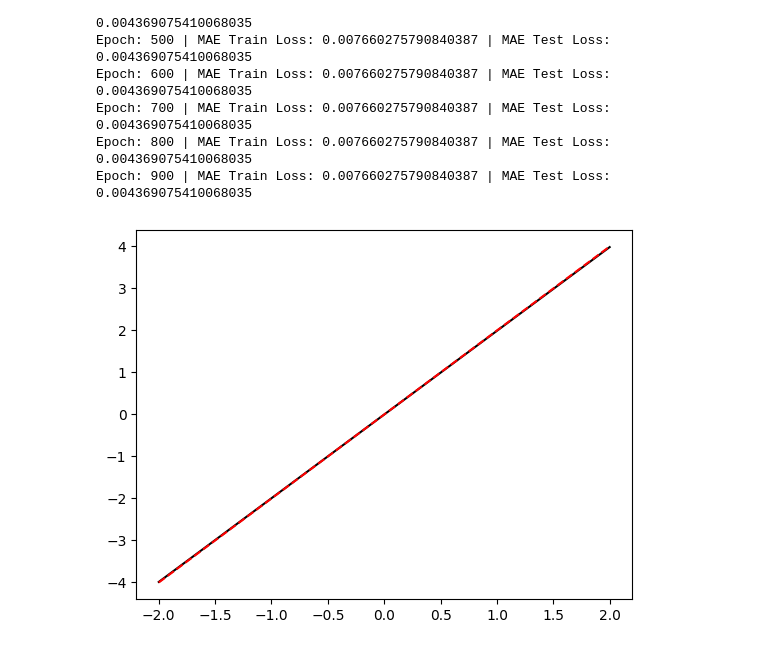
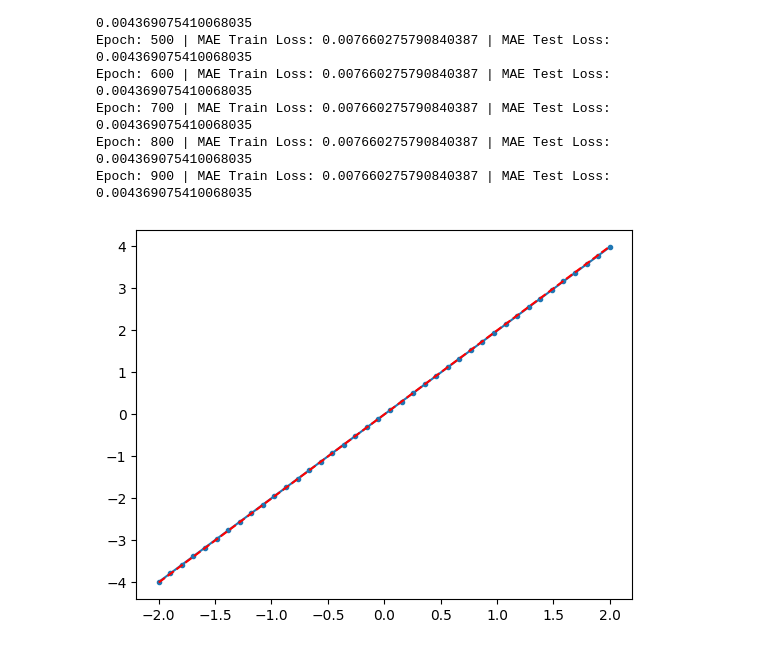
Before and after one commit to GubioGL/Aprendendo_pytorch, a Jupyter notebook: pytorch_leaning_01_GPU.ipynb, the cells around one changed output. Drawn from its saved outputs; the diff is of its cells as text; code cells hidden in the pictures.

```diff
--- a/pytorch_leaning_01_GPU.ipynb
+++ b/pytorch_leaning_01_GPU.ipynb
@@ -85,10 +85,10 @@ Epoch: 900 | MAE Train Loss: 0.007660275790840387 | MAE Test Loss: 0.00436907541
 # %%
 model.eval()
 with tc.inference_mode():
     y_preds = model(x_test)
 # Visualizando os dados de treino
-plt.plot(x_test.cpu(),y_preds.cpu(),"k-" )
+plt.plot(x_test.cpu(),y_preds.cpu(),".-" )
 plt.plot(x_test.cpu(),y_test.cpu(),"r--",label="test" )
 plt.show()
 # %% [output]
-[figure, old version]
+[figure, new version]
```
